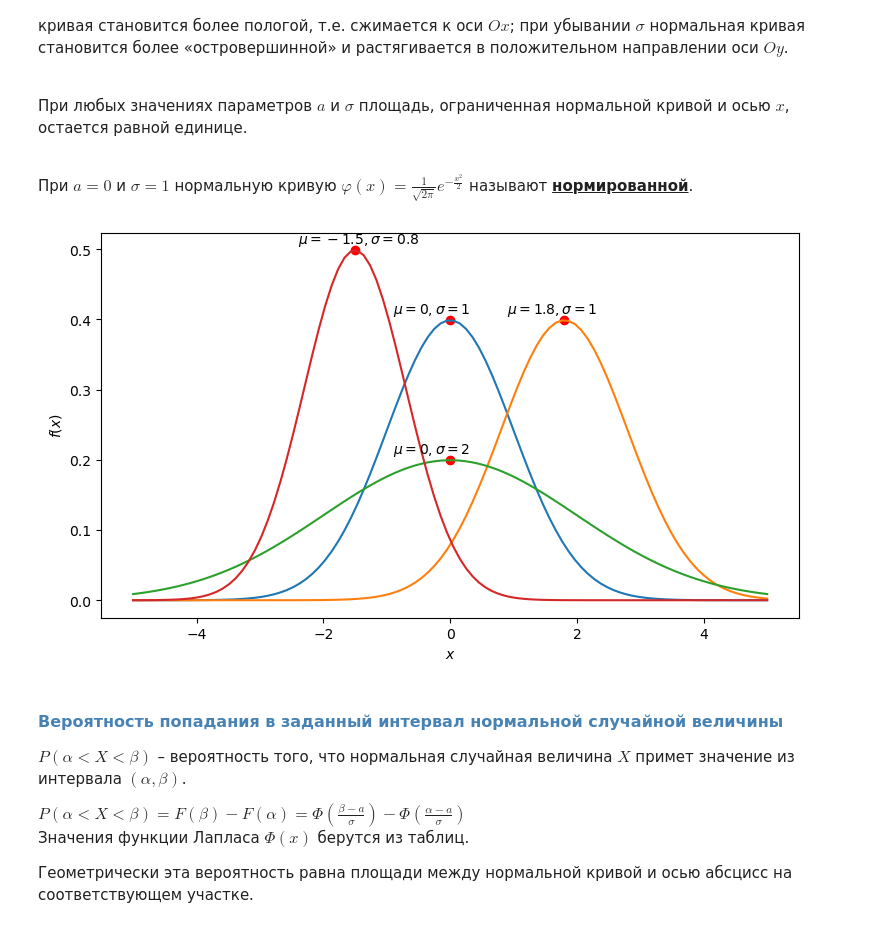
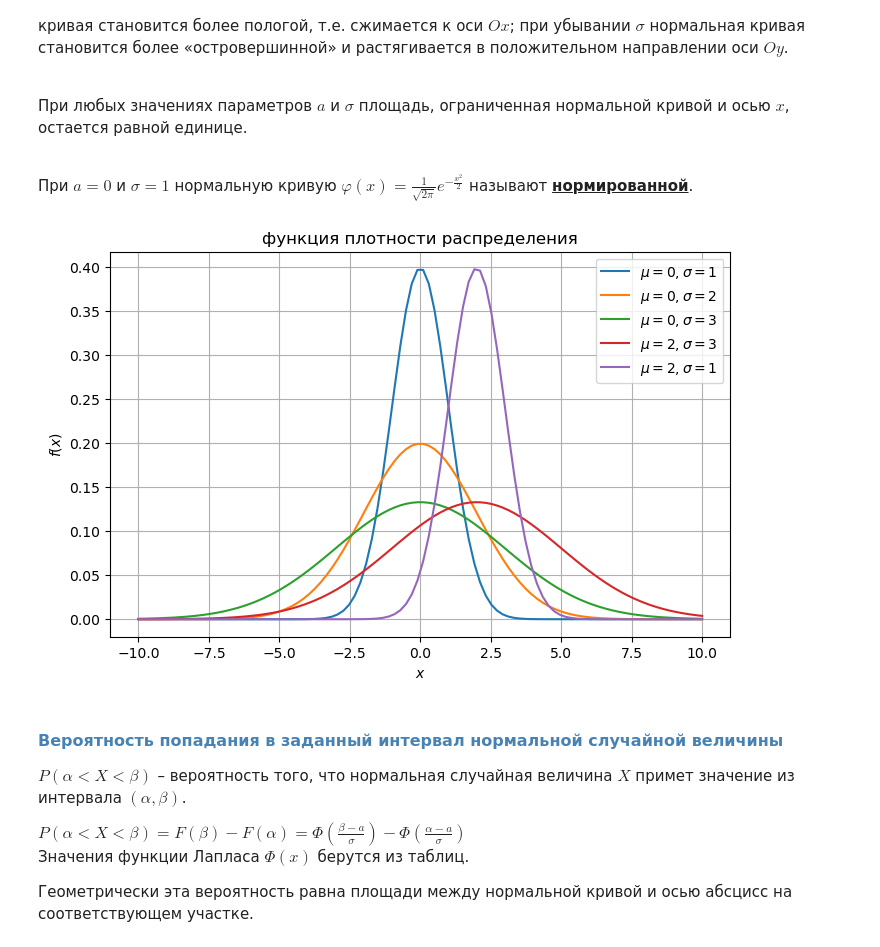
Before and after one commit to TanXmas/ProbabilityTheory_and_Statistics, a Jupyter notebook: PT_03_Continuous random variable.ipynb, the cells around one changed output. Saved outputs shown, nothing was run; the diff lists cells and outputs as text; code cells hidden in the pictures.

```diff
--- a/PT_03_Continuous random variable.ipynb
+++ b/PT_03_Continuous random variable.ipynb
@@ -195,22 +193,27 @@ norm0 = stats.norm(loc=a, scale=S)
 # %%
 plt.figure(figsize = [6*2, 4])
 
+Mx, sigma =0, 1
+rv = stats.norm(loc=Mx, scale=sigma)
 x = np.linspace(-3, 3, 100)
+
 # функция распределения
 plt.subplot(1, 2, 1)
-cdf = norm0.cdf(x)
-plt.plot(x, cdf)
+plt.plot(x, rv.cdf(x))
 plt.ylabel('$F(x)$')
 plt.xlabel('$x$')
+plt.title('функция распределения')
+plt.grid()
 
 # функция плотности распределения
 plt.subplot(1, 2, 2)
-pdf = norm0.pdf(x)
-plt.plot(x, pdf)
-plt.scatter([a], [1 / (S * np.sqrt(2 * np.pi))], color="red"); # максимум
-plt.scatter([a-S], [1 / (S * np.sqrt(2 * np.pi * np.e))], color="red"); # точка перегиба
-plt.scatter([a+S],  [1 / (S * np.sqrt(2 * np.pi * np.e))], color="red"); # точка перегиба
+plt.plot(x, rv.pdf(x))
+plt.scatter([Mx], [1 / (sigma * np.sqrt(2 * np.pi))], color="red"); # максимум
+plt.scatter([Mx-S], [1 / (sigma * np.sqrt(2 * np.pi * np.e))], color="red"); # точка перегиба
+plt.scatter([Mx+S],  [1 / (sigma * np.sqrt(2 * np.pi * np.e))], color="red"); # точка перегиба
 
 plt.ylabel('$f(x)$')
-plt.xlabel('$x$');
+plt.xlabel('$x$')
+plt.title('функция плотности распределения')
+plt.grid();
 # %% [output]
@@ -231,22 +234,23 @@ plt.xlabel('$x$');
 
 При $a=0$ и $\sigma=1$ нормальную кривую $\displaystyle \varphi(x) = \frac{1}{\sqrt{2\pi}} e^{-\frac{x^2}{2}}$ называют <u>**нормированной**</u>.
 # %%
-plt.figure(figsize=(9,5))
+plt.figure(figsize=(8,5))
 
-x = np.linspace(-5, 5, 100)
+x = np.linspace(-10, 10, 100)
 
-for a, S in [(0,1), (1.8, 1), (0, 2), (-1.5, 0.8)]:
-    norm_rv = stats.norm(loc=a, scale=S)
-    pdf = norm_rv.pdf(x)
-    plt.plot(x, pdf)
-    f_max = 1 / (S * np.sqrt(2 * np.pi))
-    plt.scatter([a], [f_max], color="red"); # максимум
-    plt.text(a-0.9, f_max+0.01, f'$\mu={a}, \sigma={S}$')
+for Mx, sigma in [(0,1), (0,2), (0,3), (2,3), (2,1)]:
+    rv = stats.norm(loc=Mx, scale=sigma)
 
+    plt.plot(x, rv.pdf(x), label = f'$\mu={Mx}, \sigma={sigma}$')
+    f_max = 1 / (sigma * np.sqrt(2 * np.pi))
+
+plt.legend()
 plt.ylabel('$f(x)$')
-plt.xlabel('$x$');
+plt.xlabel('$x$')
+plt.title('функция плотности распределения')
+plt.grid();
 # %% [output]
-[figure, old version]
+[figure, new version]
 # %% [markdown]
 #### <font color = SteelBlue size = 3> <b>Вероятность попадания в заданный интервал нормальной случайной величины</b> </font>
 
```
Also changed, not shown: parts of 6 cells of this notebook.
